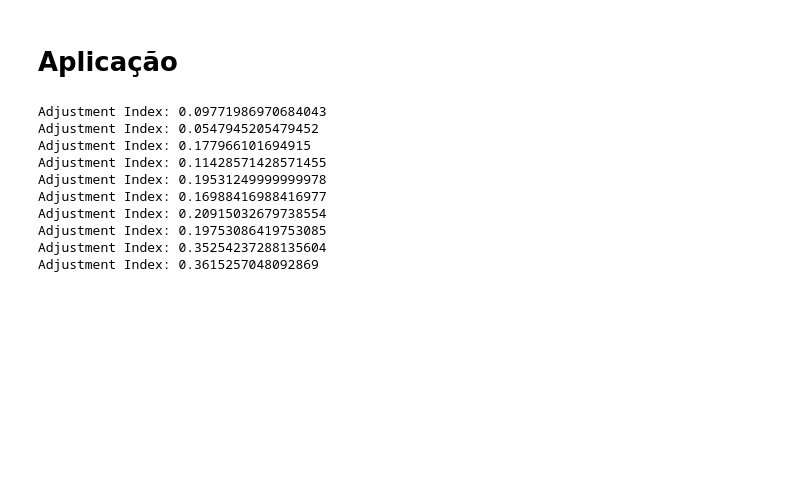
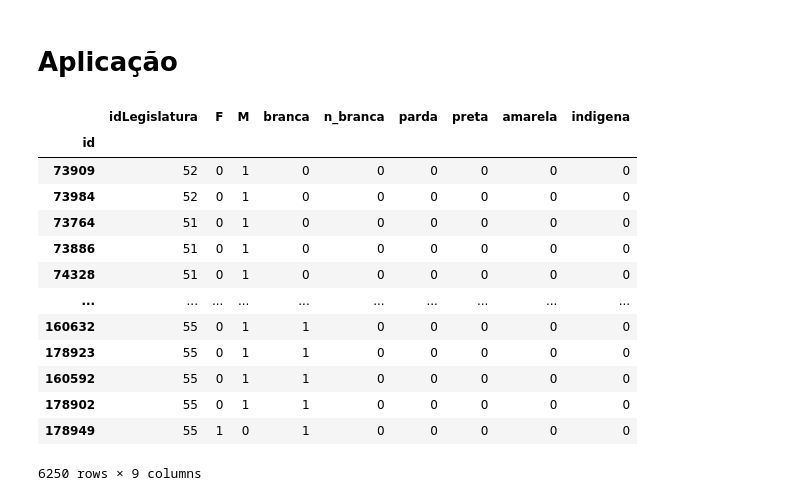
Before and after one commit to AcacioTelechi/redem-index, a Jupyter notebook: studies/ird/indice_representacao_descirtiva.ipynb, the cells around one changed output. Saved outputs shown, nothing was run; the diff lists cells and outputs as text; code cells hidden in the pictures; blank space fills up the shorter version.

```diff
--- a/studies/ird/indice_representacao_descirtiva.ipynb
+++ b/studies/ird/indice_representacao_descirtiva.ipynb
@@ -48,38 +50,23 @@ df_parls_raw = pd.read_csv(r'../../data/df_parl_detalhes.csv', index_col=0)
+# %%
+df_for_ird
+# %% [output]
+|  | idLegislatura | F | M | branca | n_branca | parda | preta | amarela | indigena |
+| id |  |  |  |  |  |  |  |  |  |
+| 73909 | 52 | 0 | 1 | 0 | 0 | 0 | 0 | 0 | 0 |
+| 73984 | 52 | 0 | 1 | 0 | 0 | 0 | 0 | 0 | 0 |
+| 73764 | 51 | 0 | 1 | 0 | 0 | 0 | 0 | 0 | 0 |
+| 73886 | 51 | 0 | 1 | 0 | 0 | 0 | 0 | 0 | 0 |
+| 74328 | 51 | 0 | 1 | 0 | 0 | 0 | 0 | 0 | 0 |
+| ... | ... | ... | ... | ... | ... | ... | ... | ... | ... |
+| 160632 | 55 | 0 | 1 | 1 | 0 | 0 | 0 | 0 | 0 |
+| 178923 | 55 | 0 | 1 | 1 | 0 | 0 | 0 | 0 | 0 |
+| 160592 | 55 | 0 | 1 | 1 | 0 | 0 | 0 | 0 | 0 |
+| 178902 | 55 | 0 | 1 | 1 | 0 | 0 | 0 | 0 | 0 |
+| 178949 | 55 | 1 | 0 | 1 | 0 | 0 | 0 | 0 | 0 |
+6250 rows × 9 columns
 # %%
 df_parls = df_parls_raw.copy()
 
 df_parls = df_parls.join(pd.get_dummies(df_parls['sexo']))
 
 df_parls.set_index('id', inplace=True)
-# %%
-population_proportions = {'F': 0.5, 'M': 0.5}
-
-
-results = []
-df_index = pd.DataFrame()
-for legislatura in sorted(df_parls['ultimoStatus.idLegislatura'].unique()):
-    df_parls_leg = df_parls[df_parls['ultimoStatus.idLegislatura'] == legislatura]
-    weights, adjustment_index = compute_individual_weights(df_parls_leg[['F', 'M']], population_proportions)
-    df_index = pd.concat([df_index, pd.DataFrame({
-        'parl_id': weights.keys(),
-        'legislatura': legislatura,
-        'weights': weights.values(),
-    })])
-
-    # print("Weights:", weights)
-    print("Adjustment Index:", adjustment_index)
-    results.append({
-        'legislatura': legislatura,
-        'adjustment_index': adjustment_index
-    })
-# %% [output]
-Adjustment Index: 0.09771986970684043
-Adjustment Index: 0.0547945205479452
-Adjustment Index: 0.177966101694915
-Adjustment Index: 0.11428571428571455
-Adjustment Index: 0.19531249999999978
-Adjustment Index: 0.16988416988416977
-Adjustment Index: 0.20915032679738554
-Adjustment Index: 0.19753086419753085
-Adjustment Index: 0.35254237288135604
-Adjustment Index: 0.3615257048092869
```
Also changed, not shown: parts of 7 cells of this notebook, 8 other files.
